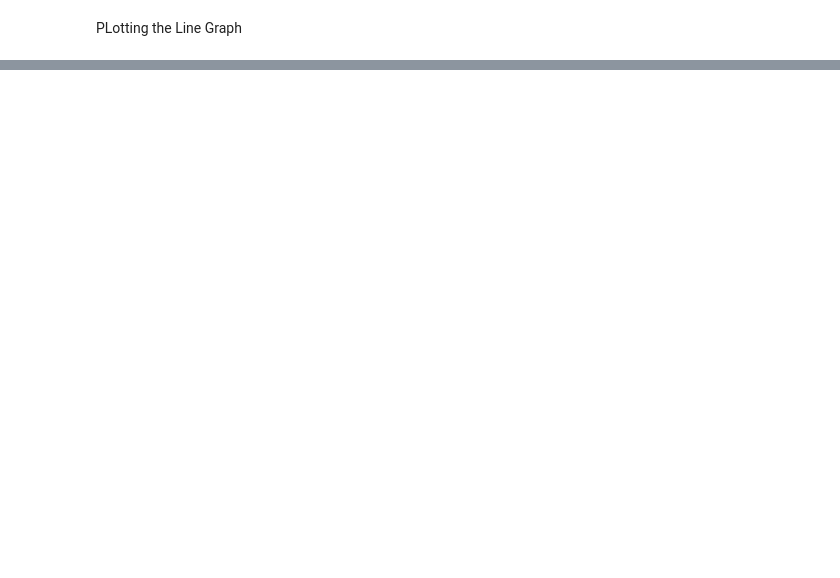
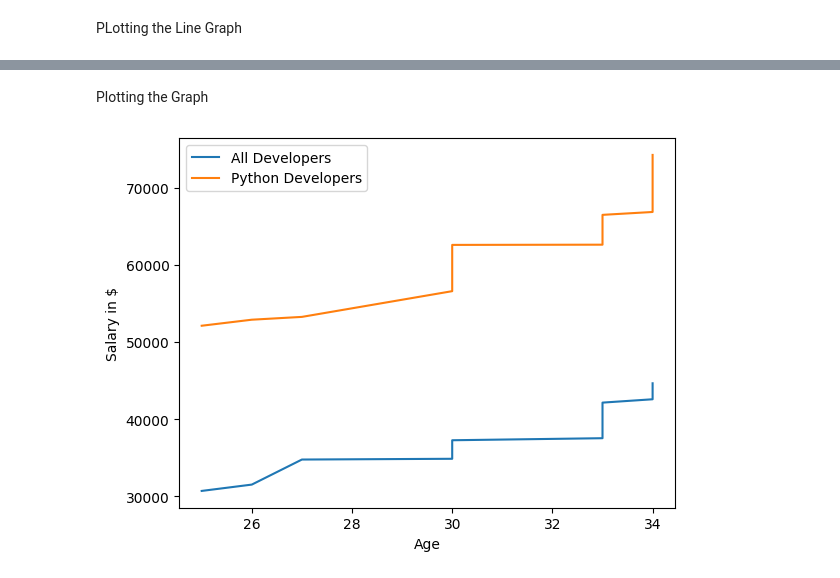
Before and after one commit to V-Adithya/DAV-Python, a Jupyter notebook: DAV Labsheet 4.ipynb, the cells around one changed output, grey strips where cells are left out. Cells and saved outputs as stored; diff of their text form; code cells hidden in the pictures; blank space fills up the shorter version.

```diff
--- a/DAV Labsheet 4.ipynb
+++ b/DAV Labsheet 4.ipynb
@@ -31,0 +37,11 @@ plt.show()
+# %% [markdown]
+Plotting the Graph
+# %%
+plt.plot(ages,devs,label="All Developers")
+plt.plot(ages,py_devs,label="Python Developers")
+plt.xlabel("Age")
+plt.ylabel("Salary in $")
+plt.legend()
+plt.show()
+# %% [output]
+[figure, added]
```
Also changed, not shown: parts of 4 cells of this notebook.
